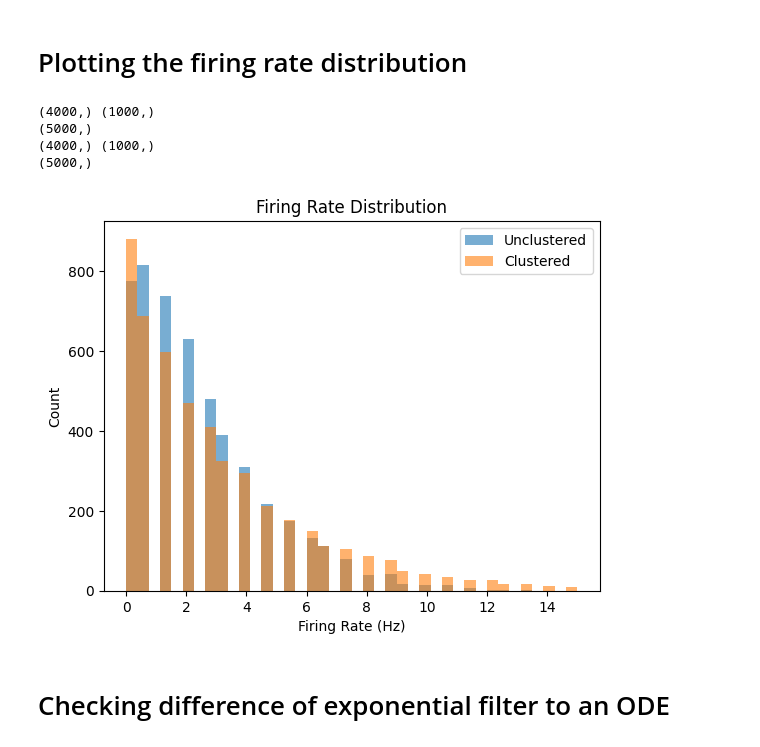
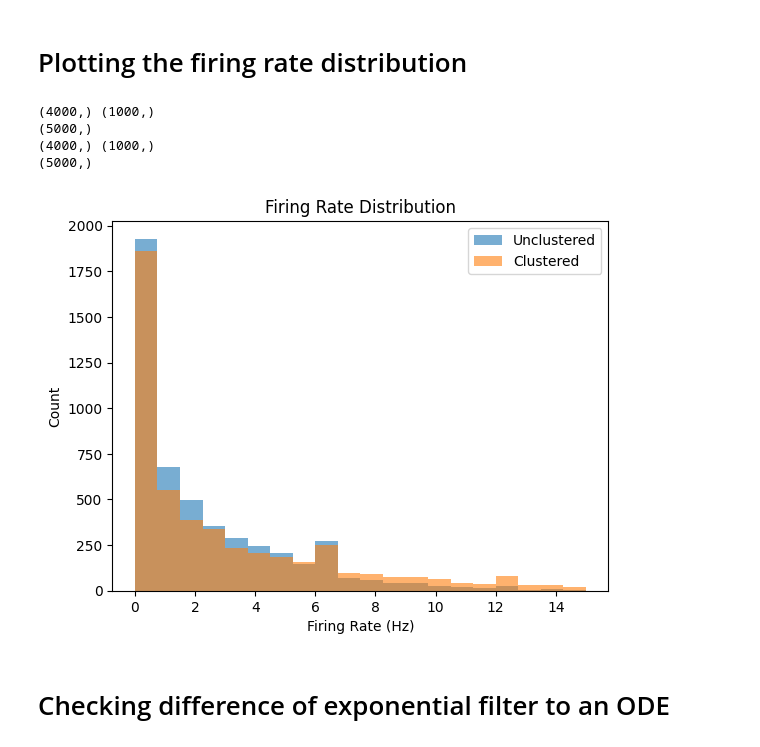
Before and after one commit to arjunpur/clustered-networks, a Jupyter notebook: base_model.ipynb, the cells around one changed output. Cells and saved outputs as stored; diff of their text form; code cells hidden in the pictures.

```diff
--- a/base_model.ipynb
+++ b/base_model.ipynb
@@ -192,35 +192,35 @@ def plot_firing_rate_distribution(networks, labels, title, params):
 
         rates = np.concatenate([firing_rates_e, firing_rates_i])
         print(rates.shape)
 
         firing_rates_by_label[label] = rates
         ax.hist(
             rates,
-            bins=40,
+            bins=20,
             range=(0, 15),
             alpha=0.6,
             label=label,
         )
 
     ax.set_xlabel('Firing Rate (Hz)')
     ax.set_ylabel('Count')
     ax.set_title(title)
     ax.legend()
 
     return firing_rates_by_label
 
 firing_rates_by_label = plot_firing_rate_distribution(
     [unclustered_network, clustered_network],
     ["Unclustered", "Clustered"],
     title="Firing Rate Distribution",
     params=params,
 )
 # %% [output]
 (4000,) (1000,)
 (5000,)
 (4000,) (1000,)
 (5000,)
-[figure, old version]
+[figure, new version]
 # %% [markdown]
 # Checking difference of exponential filter to an ODE
 # %%
```
Also changed, not shown: parts of 15 cells of this notebook.
